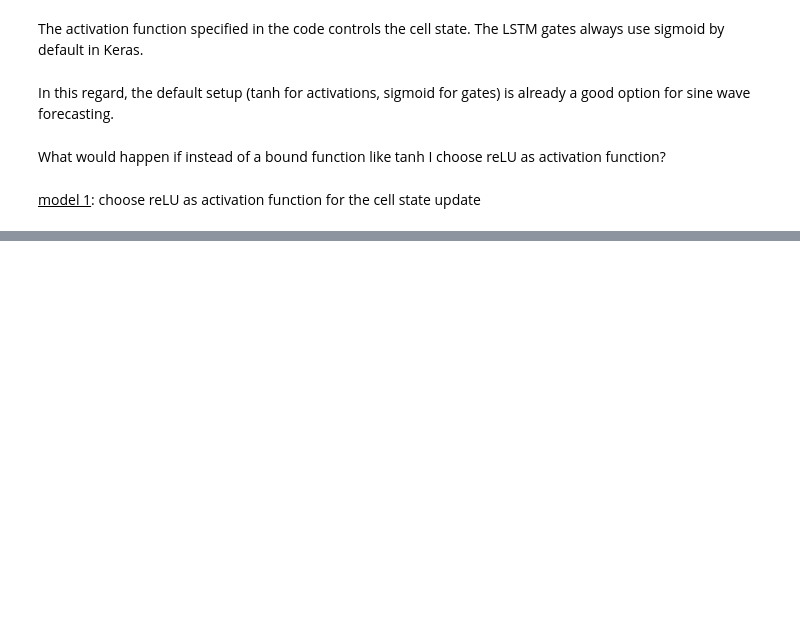
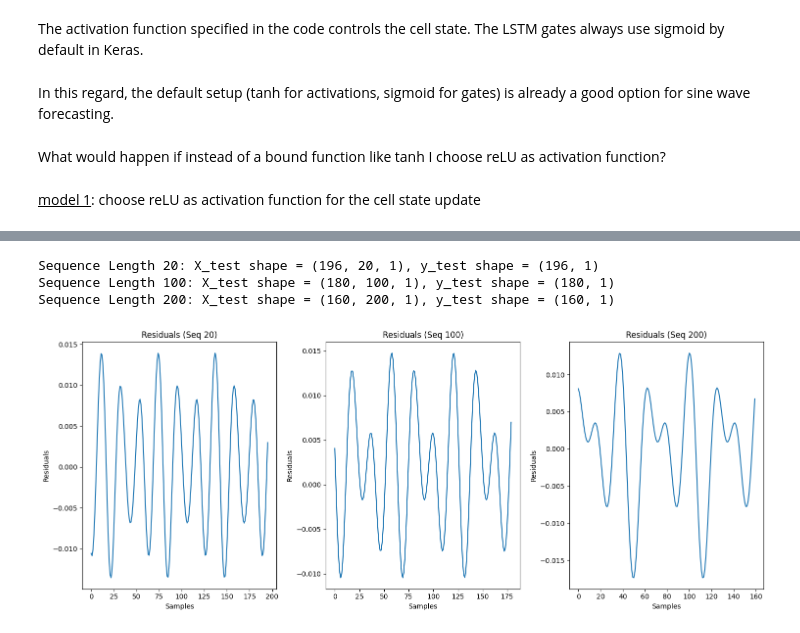
Before and after one commit to EzeMaza/Time-Series-Projects, a Jupyter notebook: LSTM.ipynb, the cells around one changed output, grey strips where cells are left out. Cells and saved outputs as stored; diff of their text form; code cells hidden in the pictures; blank space fills up the shorter version.

```diff
--- a/LSTM.ipynb
+++ b/LSTM.ipynb
@@ -216,0 +317,7 @@ print(df)
+# %%
+# Make predictions on the test set
+
+predictions_scaled = {}
+
+for seq in seq_lengths:
+    predictions_scaled[seq] = models[seq].predict(X_test_seq[seq])
@@ -216,0 +329,41 @@ print(df)
+# %%
+# Inverse transform the predictions and true values to get them back to original scale
+
+predictions = {}
+y_test_actual = {}
+
+for seq in seq_lengths:
+    predictions[seq] = scaler.inverse_transform(predictions_scaled[seq])
+    y_test_actual[seq] = scaler.inverse_transform(y_test_seq[seq].reshape(-1, 1))
+# %%
+for seq in seq_lengths:
+    print(f"Sequence Length {seq}: X_test shape = {X_test_seq[seq].shape}, y_test shape = {y_test_seq[seq].shape}")
+# %% [output]
+Sequence Length 20: X_test shape = (196, 20, 1), y_test shape = (196, 1)
+Sequence Length 100: X_test shape = (180, 100, 1), y_test shape = (180, 1)
+Sequence Length 200: X_test shape = (160, 200, 1), y_test shape = (160, 1)
+# %%
+loss_model = {}
+
+for seq in seq_lengths:
+    loss_model[seq] = models[seq].evaluate(X_test_seq[seq], y_test_seq[seq], verbose=0)
+# %%
+# Calculate residuals for each sequence length
+residuals = {}
+for seq in seq_lengths:
+    residuals[seq] = y_test_seq[seq] - predictions_scaled[seq]
+
+# Create subplots for each sequence length
+fig, axes = plt.subplots(1, len(seq_lengths), figsize=(15, 6))  # 1 row, len(seq_lengths) columns
+
+# Plot residuals for each sequence length
+for i, seq in enumerate(seq_lengths):
+    axes[i].plot(residuals[seq])
+    axes[i].set_title(f'Residuals (Seq {seq})')
+    axes[i].set_xlabel('Samples')
+    axes[i].set_ylabel('Residuals')
+
+plt.tight_layout()  # Adjust spacing between subplots
+plt.show()
+# %% [output]
+[figure, added]
```
Also changed, not shown: parts of 65 cells of this notebook, 1 other file.
